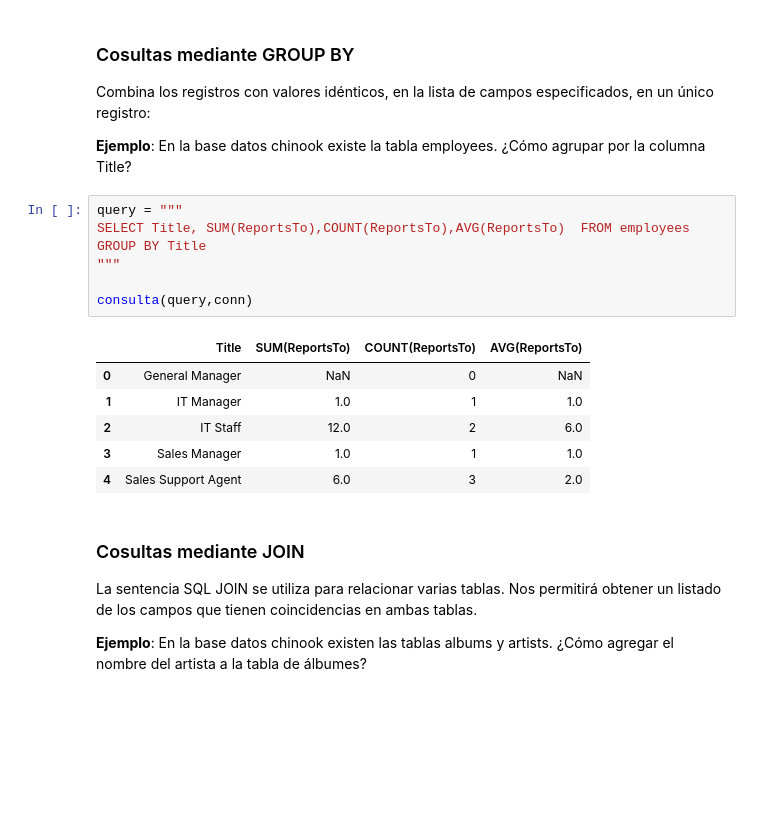
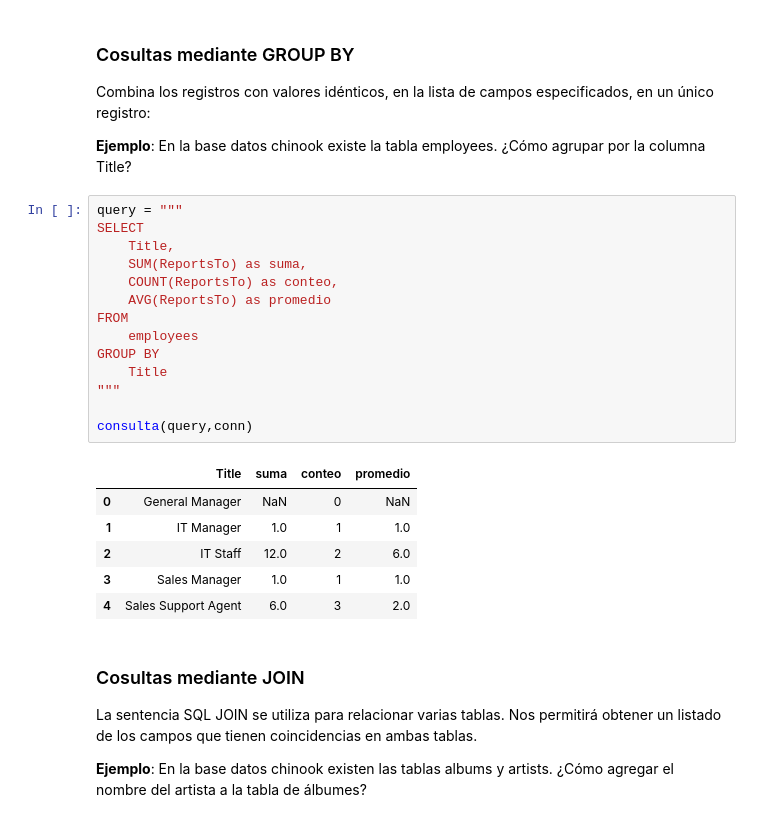
Before and after one commit to fralfaro/MAT281_2022, a Jupyter notebook: docs/lectures/data_manipulation/data_manipulation/sqlalchemy/sqlalchemy.ipynb, the cells around one changed output. Cells and saved outputs as stored; diff of their text form; blank space fills up the shorter version.

```diff
--- a/docs/lectures/data_manipulation/data_manipulation/sqlalchemy/sqlalchemy.ipynb
+++ b/docs/lectures/data_manipulation/data_manipulation/sqlalchemy/sqlalchemy.ipynb
@@ -334,12 +341,20 @@ Combina los registros con valores idénticos, en la lista de campos especificado
 **Ejemplo**: En la base datos chinook existe la tabla employees. ¿Cómo agrupar por la columna Title?
 # %%
 query = """
-SELECT Title, SUM(ReportsTo),COUNT(ReportsTo),AVG(ReportsTo)  FROM employees GROUP BY Title
+SELECT
+    Title,
+    SUM(ReportsTo) as suma,
+    COUNT(ReportsTo) as conteo,
+    AVG(ReportsTo) as promedio
+FROM
+    employees
+GROUP BY
+    Title
 """
 
 consulta(query,conn)
 # %% [output]
-|  | Title | SUM(ReportsTo) | COUNT(ReportsTo) | AVG(ReportsTo) |
+|  | Title | suma | conteo | promedio |
 | 0 | General Manager | NaN | 0 | NaN |
 | 1 | IT Manager | 1.0 | 1 | 1.0 |
 | 2 | IT Staff | 12.0 | 2 | 6.0 |
```
Also changed, not shown: parts of 6 cells of this notebook, 1 other file.
